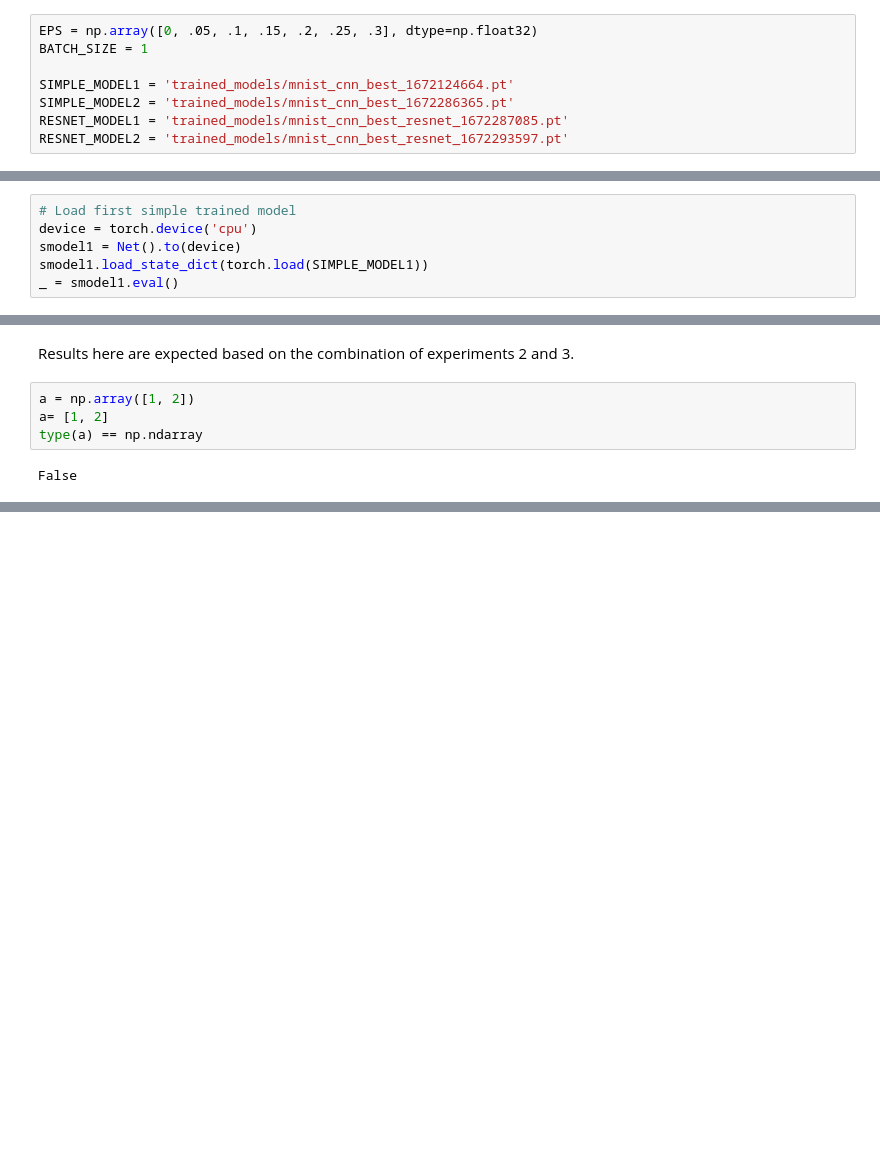
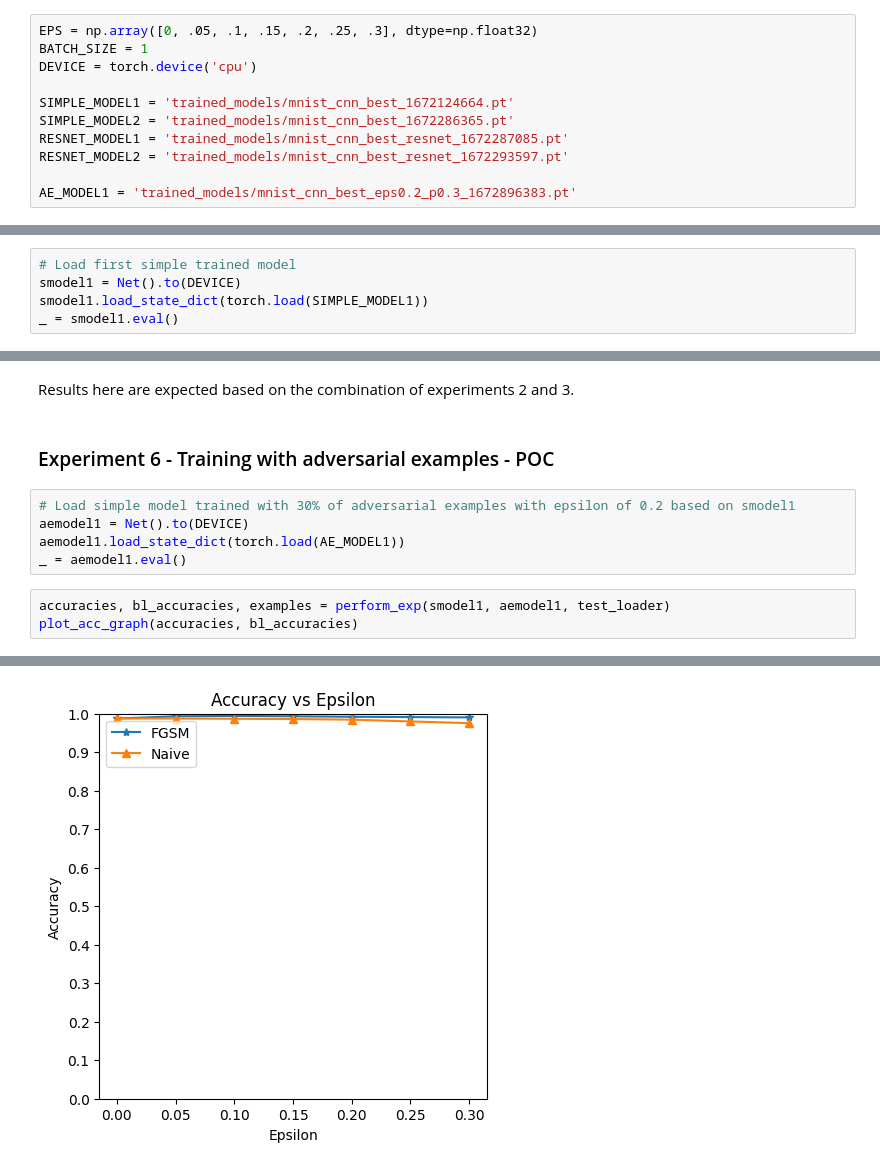
Before and after one commit to LiorSukman/Adversarial-Examples, a Jupyter notebook: Goodfellow2014_exp.ipynb, the cells around one changed output, grey strips where cells are left out. Drawn from its saved outputs; the diff is of its cells as text; blank space fills up the shorter version.

Commit message:
added option to train a model with AE from another model

```diff
--- a/Goodfellow2014_exp.ipynb
+++ b/Goodfellow2014_exp.ipynb
@@ -20,11 +20,14 @@ from train_mnist import Net
 # %%
 EPS = np.array([0, .05, .1, .15, .2, .25, .3], dtype=np.float32)
 BATCH_SIZE = 1
+DEVICE = torch.device('cpu')
 
 SIMPLE_MODEL1 = 'trained_models/mnist_cnn_best_1672124664.pt'
 SIMPLE_MODEL2 = 'trained_models/mnist_cnn_best_1672286365.pt'
 RESNET_MODEL1 = 'trained_models/mnist_cnn_best_resnet_1672287085.pt'
 RESNET_MODEL2 = 'trained_models/mnist_cnn_best_resnet_1672293597.pt'
+
+AE_MODEL1 = 'trained_models/mnist_cnn_best_eps0.2_p0.3_1672896383.pt'
 # %%
 # Load data
 transform = transforms.Compose([transforms.ToTensor()])
@@ -204,8 +207,7 @@ def plot_error_mat(error_mat):
 How would a simple network (convolution -> FC -> FC) layer would perform against noise?
 # %%
 # Load first simple trained model
-device = torch.device('cpu')
-smodel1 = Net().to(device)
+smodel1 = Net().to(DEVICE)
 smodel1.load_state_dict(torch.load(SIMPLE_MODEL1))
 _ = smodel1.eval()
 # %%
@@ -379,9 +378,14 @@ Epsilon:  0.3   Naive   Test Accuracy = 9900/10000 = 0.99
 [figure]
 # %% [markdown]
 Results here are expected based on the combination of experiments 2 and 3.
-# %%
-a = np.array([1, 2])
-a= [1, 2]
-type(a) == np.ndarray
-# %% [output]
-False
+# %% [markdown]
+### Experiment 6 - Training with adversarial examples - POC
+# %%
+# Load simple model trained with 30% of adversarial examples with epsilon of 0.2 based on smodel1
+aemodel1 = Net().to(DEVICE)
+aemodel1.load_state_dict(torch.load(AE_MODEL1))
+_ = aemodel1.eval()
+# %%
+accuracies, bl_accuracies, examples = perform_exp(smodel1, aemodel1, test_loader)
+plot_acc_graph(accuracies, bl_accuracies)
+# %% [output]
@@ -387,0 +406 @@ False
+[figure, added]
```
Also changed, not shown: parts of 6 cells of this notebook, 4 other files.
